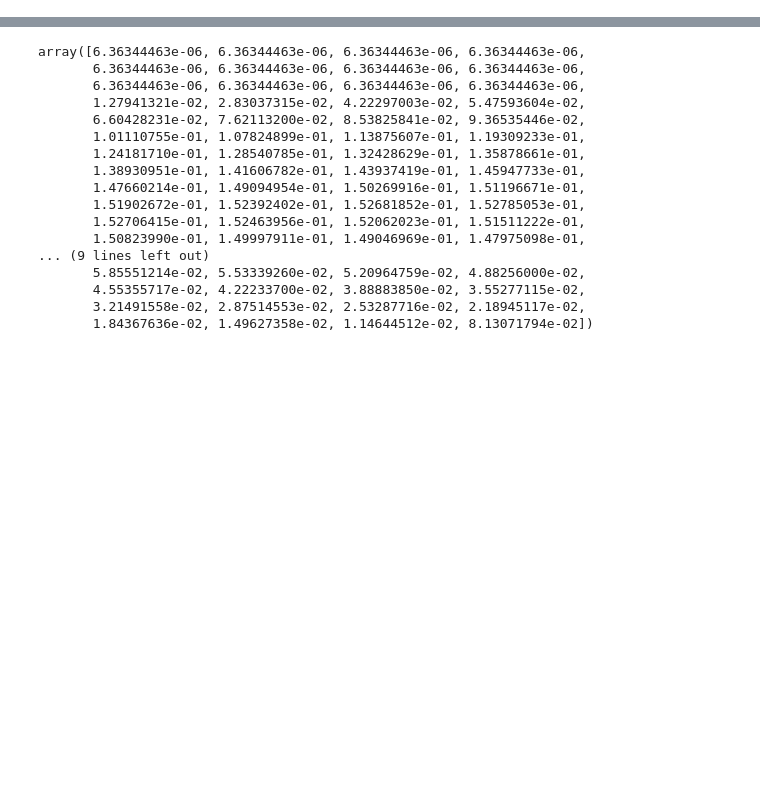
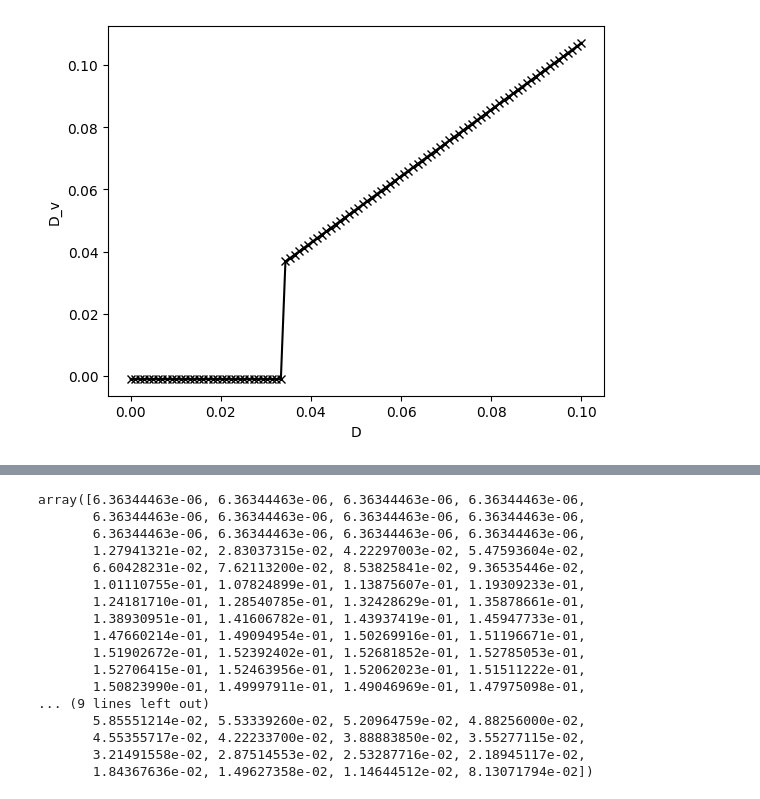
Before and after one commit to wmerbis/fluctuating_hydro, a Jupyter notebook: Linear_stability.ipynb, the cells around one changed output, grey strips where cells are left out. Cells and saved outputs as stored; diff of their text form; code cells hidden in the pictures; blank space fills up the shorter version.

```diff
--- a/Linear_stability.ipynb
+++ b/Linear_stability.ipynb
@@ -91,0 +119,44 @@ def optimize_rate(J, Q, k_bounds=(0.1, 5.0)):
+# %%
+def interpolate_parameter(obs, p0, params, direction = 1, max_it = 400):
+    local_param = params.copy()
+    local_param[obs] = p0
+    J, Q  = build_L_matrices(local_param)
+    p_space= [p0]
+    k_max, max_rate = optimize_rate(J, Q, k_bounds = (0,1))
+    k_space = [k_max]
+
+    converged = False
+    while not converged:
+        p = p_space[-1]+direction*0.1*k_max**2
+        p_space.append(p)
+        local_param[obs] = p
+        J, Q  = build_L_matrices(local_param)
+        k_max, max_rate = optimize_rate(J, Q, k_bounds = (0,1))
+        k_space.append(k_max)
+        converged = max_rate < 1e-16
+        if len(p_space)>max_it:
+            break
+    return p_space, k_space, converged
+# %%
+D_space = np.linspace(0,0.1,100)
+critical_Dvs = []
+# params['D_v'] = 0.01
+for D in D_space:
+    params["D_A"] = D
+    params['D_B'] = D
+    p_space, k_space, conv = interpolate_parameter("D_v", -0.001, params)
+    if p_space[-2] == -1:
+        p_space, k_space, conv = interpolate_parameter("D_v", 1, params,  direction = - 1)
+        critical_Dvs.append(p_space[-2])
+    else:
+        critical_Dvs.append(p_space[-2])
+# %%
+plt.plot(D_space, critical_Dvs, "-kx")
+# plt.plot(kab_space, critical_kappas, "-k")
+plt.xlabel("D")
+plt.ylabel("D_v")
+# plt.ylim([-0.025,1.025])
+# plt.yscale('log')
+plt.show()
+# %% [output]
+[figure, added]
```
Also changed, not shown: parts of 21 cells of this notebook, 2 other files.
